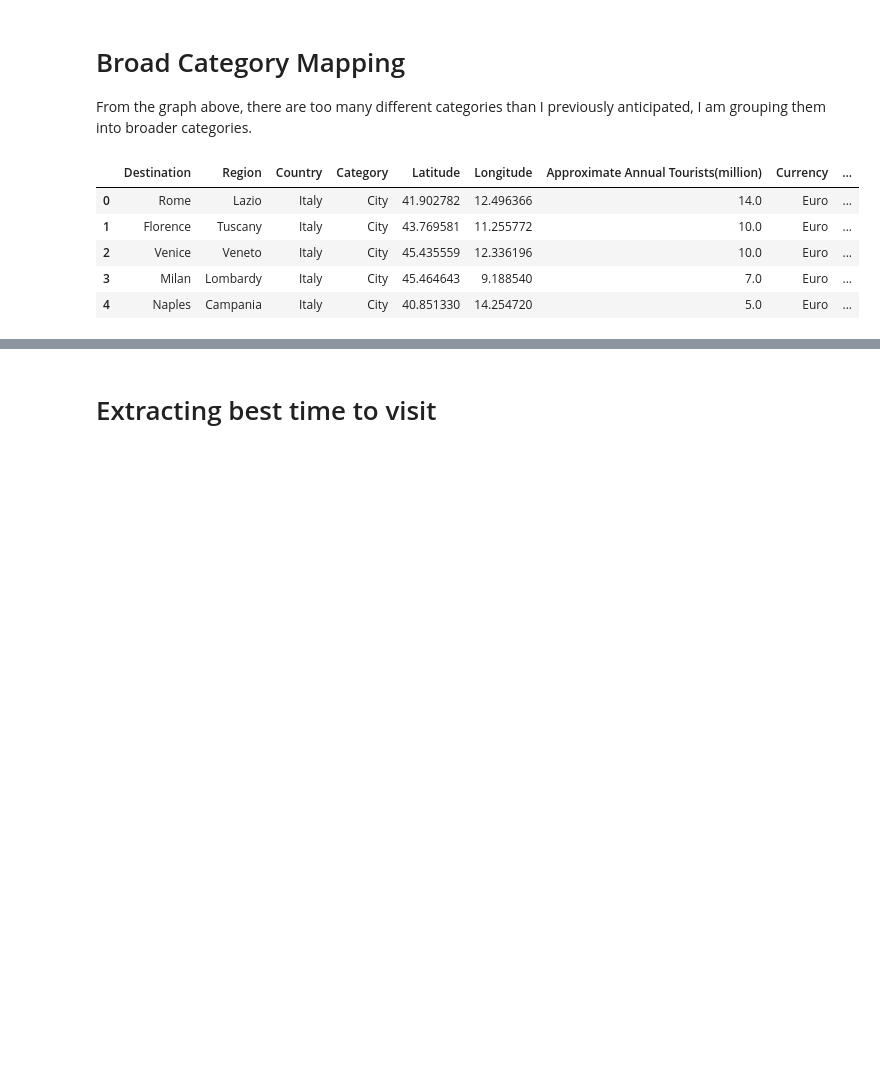
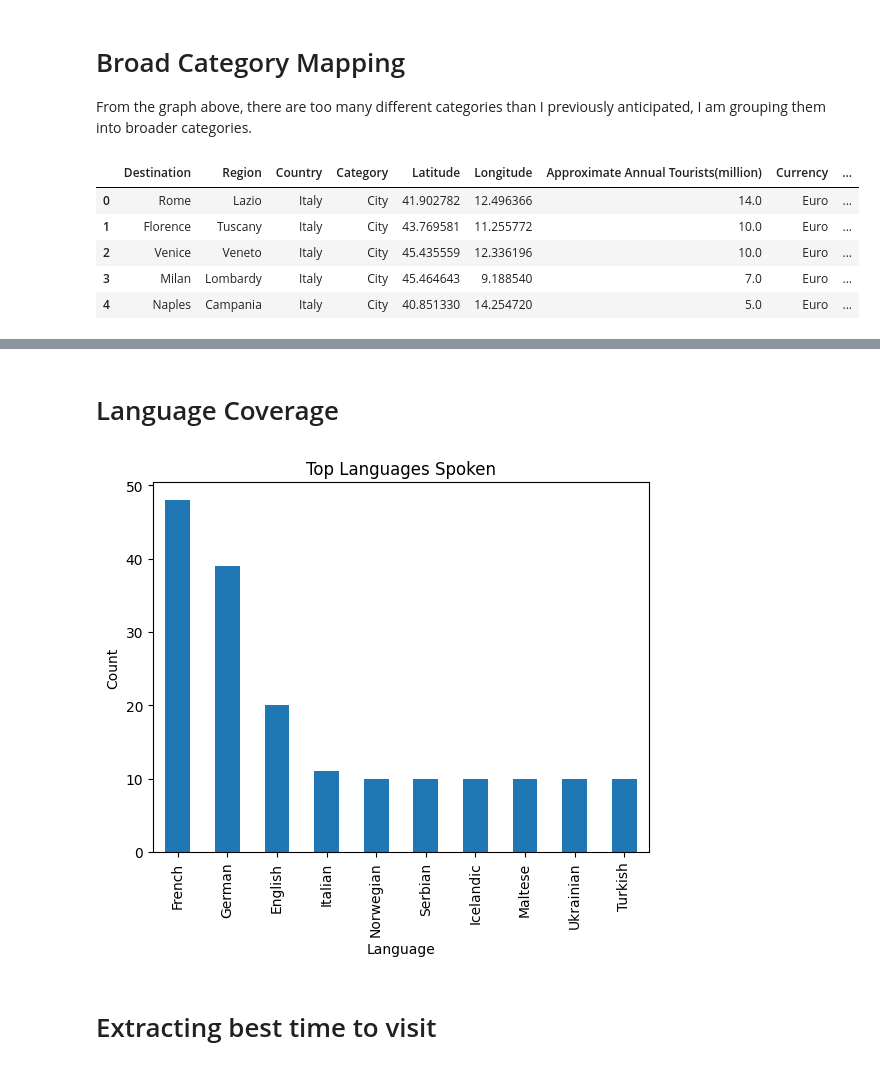
Before and after one commit to j1ahua/Travel_Recommendation_System, a Jupyter notebook: notebook/travel_analysis.ipynb, the cells around one changed output, grey strips where cells are left out. Saved outputs shown, nothing was run; the diff lists cells and outputs as text; code cells hidden in the pictures; blank space fills up the shorter version.

```diff
--- a/notebook/travel_analysis.ipynb
+++ b/notebook/travel_analysis.ipynb
@@ -180,3 +194,14 @@ df.head()
+# %% [markdown]
+# Language Coverage
+# %%
+lang_counts = df['Language'].str.split(', ').explode().value_counts()
+lang_counts.head(10).plot(kind='bar')
+plt.title('Top Languages Spoken')
+plt.xlabel('Language')
+plt.ylabel('Count')
+plt.show()
+# %% [output]
+[figure, added]
 # %% [markdown]
 # Extracting best time to visit
 # %%
```
Also changed, not shown: parts of 12 cells of this notebook, 4 other files.
